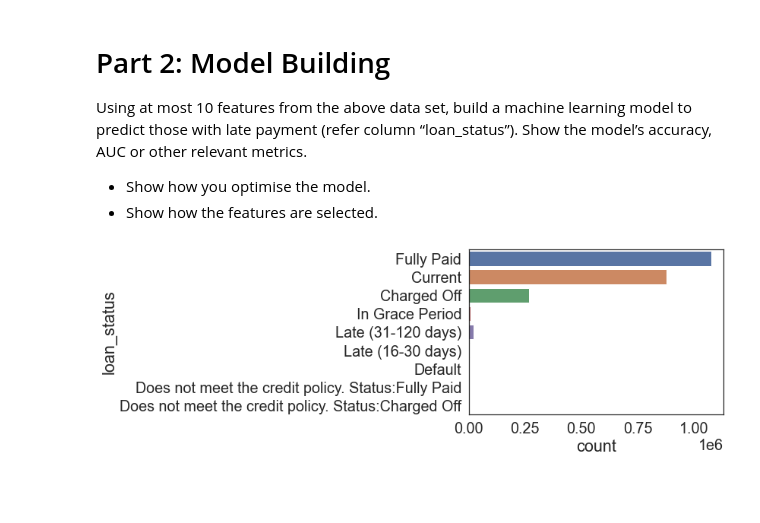
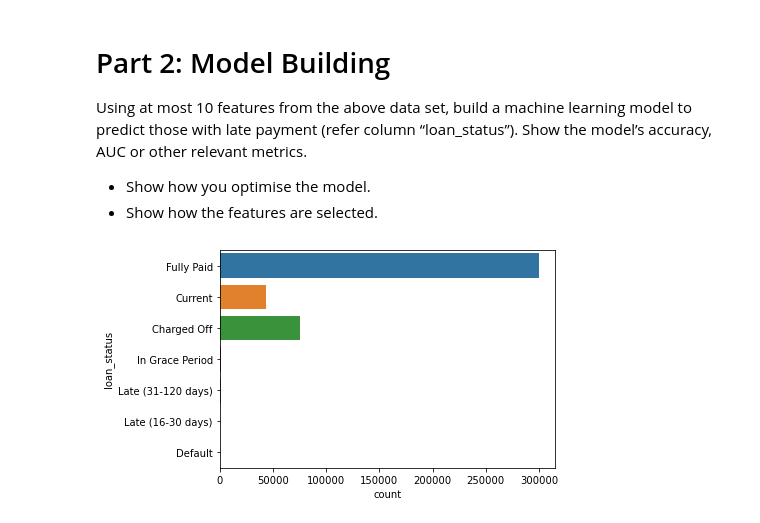
Before and after one commit to asyrafjanai/lending_club, a Jupyter notebook: data_analysis.ipynb, the cells around one changed output. Drawn from its saved outputs; the diff is of its cells as text; code cells hidden in the pictures; blank space fills up the shorter version.

```diff
--- a/data_analysis.ipynb
+++ b/data_analysis.ipynb
@@ -141,6 +120,6 @@ total_bal_il                                   38.31
 dtype: float64
 # %%
 # remove columns with more than 70% null
-df = df.loc[:, df.isnull().sum() < 0.7*df.shape[0]]
-df.shape
+df_2015 = df_2015.loc[:, df_2015.isnull().sum() < 0.7*df_2015.shape[0]]
+df_2015.shape
 # %% [output]
@@ -212,7 +204,7 @@ dtype: int64
 # %%
 # change datetime columns to proper format
 
-date_cols = ['issue_d', 'earliest_cr_line', 'last_pymnt_d', 'next_pymnt_d', 'last_credit_pull_d']
-df[date_cols] = df[date_cols].apply(pd.to_datetime)
-df[date_cols].head()
+date_cols = ['issue_d', 'earliest_cr_line', 'last_pymnt_d', 'last_credit_pull_d']
+df_2015[date_cols] = df_2015[date_cols].apply(pd.to_datetime)
+df_2015[date_cols].head()
 # %% [output]
@@ -225,5 +217,5 @@ df[date_cols].head()
 # %%
 # remove columns not much info can be extracted from these data
 
-df = df.drop(['emp_title', 'url', 'title', 'zip_code', 'addr_state'], axis=1)
+df_2015 = df_2015.drop(['emp_title', 'url', 'title', 'zip_code', 'addr_state'], axis=1)
 # %%
@@ -252,9 +242,9 @@ Using at most 10 features from the above data set, build a machine learning mode
 -	Show how you optimise the model.
 -	Show how the features are selected.
 # %%
-sns.countplot(y='loan_status', data=df);
+sns.countplot(y='loan_status', data=df_2015);
 # %% [output]
-[figure, old version]
+[figure, new version]
 # %%
 # for this machine learning model, lets assume the class is either fully paid or charged off.
 # so the model will predict whether the oan is fully paid or charged off only
```
Also changed, not shown: parts of 71 cells of this notebook, 2 other files.
